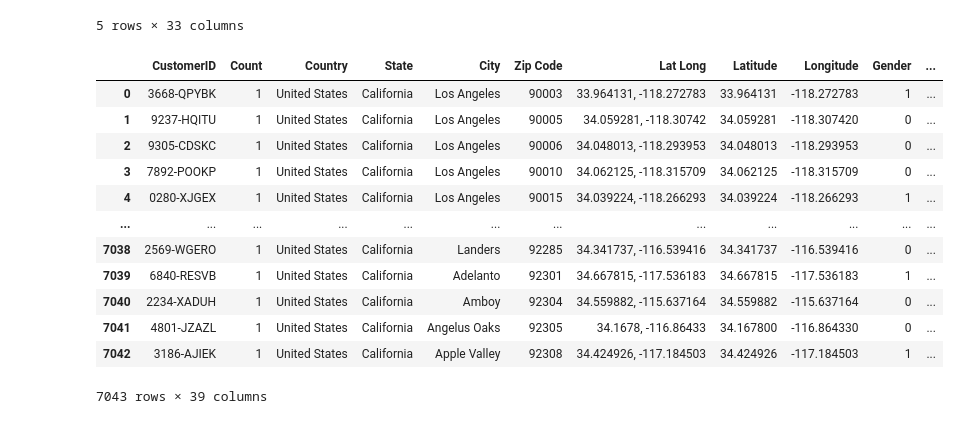
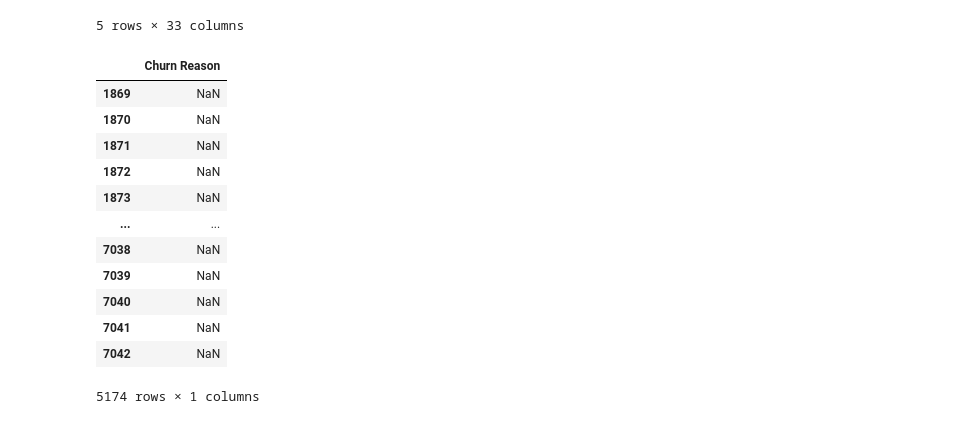
Before and after one commit to Reyal335/Telco-churn-analysis, a Jupyter notebook: notebooks/01_eda.ipynb, the cells around one changed output. Saved outputs shown, nothing was run; the diff lists cells and outputs as text; code cells hidden in the pictures.

```diff
--- a/notebooks/01_eda.ipynb
+++ b/notebooks/01_eda.ipynb
@@ -254,7 +254,7 @@ dtype('int64')
 
 # df.head()
 # Binary Yes/No columns
-binary_cols = ['Gender', 'Paperless Billing', 'Senior Citizen', 'Partner', 'Dependents', 'Phone Service', 'Churn Value']
+binary_cols = ['Gender', 'Paperless Billing', 'Senior Citizen', 'Partner', 'Dependents', 'Phone Service']
 for col in binary_cols:
     print(col)
     map_key = {'Male': 1, 'Female': 0, 'Yes': 1, 'No': 0}
@@ -298,18 +298,18 @@ df['has_multiple_services'] = (
     df['Phone Service'] + df['Online Security'].map({'Yes':1,'No':0,'No internet service':0})
 ) > 1
 # %%
-df
+df.loc[df['Churn Value'] == 0, ['Churn Reason']]
 # %% [output]
-|  | CustomerID | Count | Country | State | City | Zip Code | Lat Long | Latitude | Longitude | Gender | ... |
-| 0 | 3668-QPYBK | 1 | United States | California | Los Angeles | 90003 | 33.964131, -118.272783 | 33.964131 | -118.272783 | 1 | ... |
-| 1 | 9237-HQITU | 1 | United States | California | Los Angeles | 90005 | 34.059281, -118.30742 | 34.059281 | -118.307420 | 0 | ... |
-| 2 | 9305-CDSKC | 1 | United States | California | Los Angeles | 90006 | 34.048013, -118.293953 | 34.048013 | -118.293953 | 0 | ... |
-| 3 | 7892-POOKP | 1 | United States | California | Los Angeles | 90010 | 34.062125, -118.315709 | 34.062125 | -118.315709 | 0 | ... |
-| 4 | 0280-XJGEX | 1 | United States | California | Los Angeles | 90015 | 34.039224, -118.266293 | 34.039224 | -118.266293 | 1 | ... |
-| ... | ... | ... | ... | ... | ... | ... | ... | ... | ... | ... | ... |
-| 7038 | 2569-WGERO | 1 | United States | California | Landers | 92285 | 34.341737, -116.539416 | 34.341737 | -116.539416 | 0 | ... |
-| 7039 | 6840-RESVB | 1 | United States | California | Adelanto | 92301 | 34.667815, -117.536183 | 34.667815 | -117.536183 | 1 | ... |
-| 7040 | 2234-XADUH | 1 | United States | California | Amboy | 92304 | 34.559882, -115.637164 | 34.559882 | -115.637164 | 0 | ... |
-| 7041 | 4801-JZAZL | 1 | United States | California | Angelus Oaks | 92305 | 34.1678, -116.86433 | 34.167800 | -116.864330 | 0 | ... |
-| 7042 | 3186-AJIEK | 1 | United States | California | Apple Valley | 92308 | 34.424926, -117.184503 | 34.424926 | -117.184503 | 1 | ... |
+|  | Churn Reason |
+| 1869 | NaN |
+| 1870 | NaN |
+| 1871 | NaN |
+| 1872 | NaN |
+| 1873 | NaN |
+| ... | ... |
+| 7038 | NaN |
+| 7039 | NaN |
+| 7040 | NaN |
+| 7041 | NaN |
+| 7042 | NaN |
-7043 rows × 39 columns
+5174 rows × 1 columns
```
Also changed, not shown: parts of 1 cell of this notebook, 2 other files.
